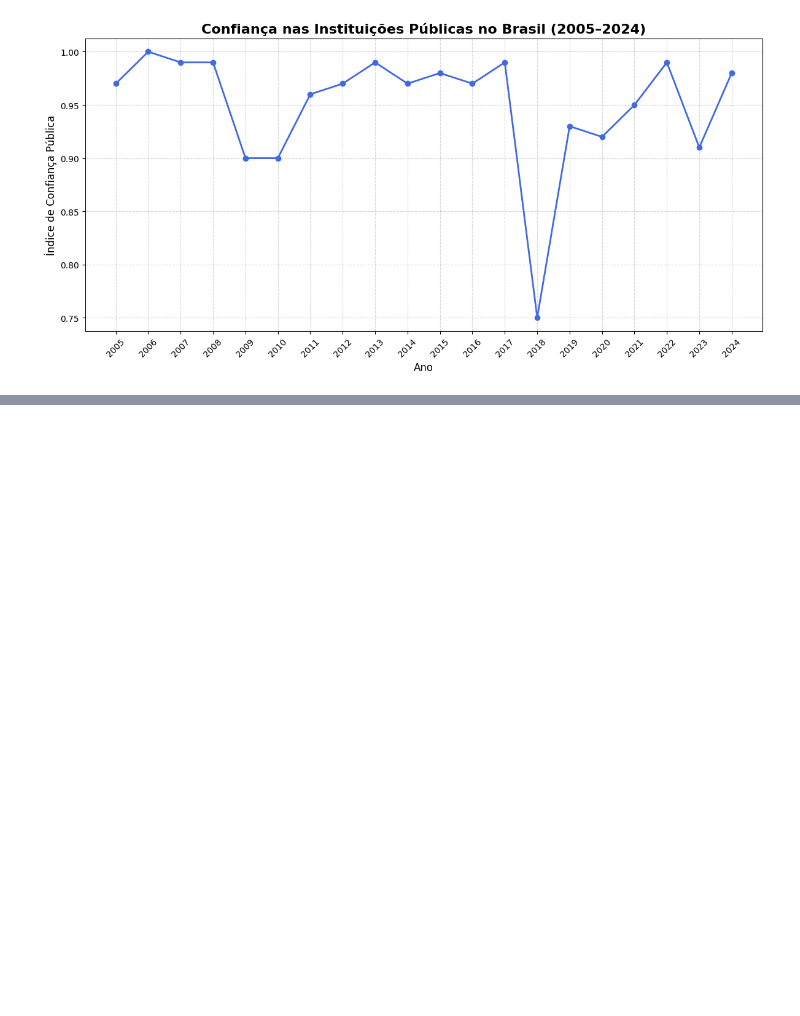
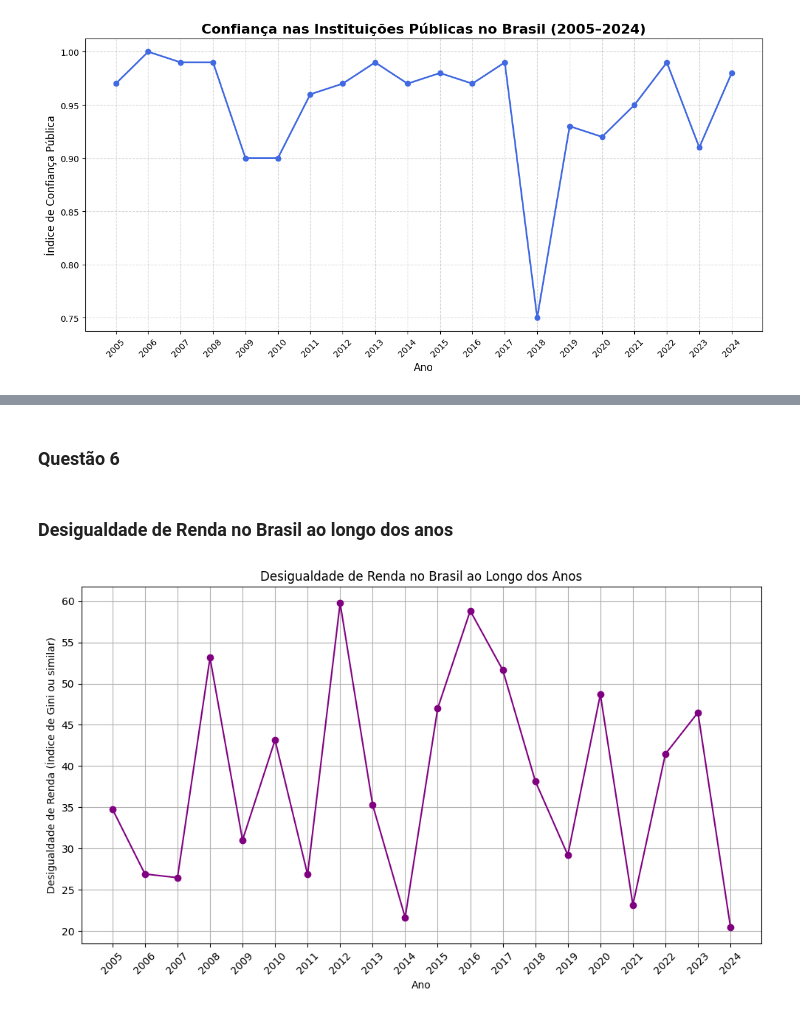
Before and after one commit to romulobeluco/C111-Trabalho, a Jupyter notebook: main.ipynb, the cells around one changed output, grey strips where cells are left out. Saved outputs shown, nothing was run; the diff lists cells and outputs as text; code cells hidden in the pictures; blank space fills up the shorter version.

```diff
--- a/main.ipynb
+++ b/main.ipynb
@@ -100,0 +134,21 @@ plt.show()
+# %% [markdown]
+### Questão 6
+# %% [markdown]
+### Desigualdade de Renda no Brasil ao longo dos anos
+# %%
+df_brasil = dfPaises[dfPaises['Country'] == 'Brazil']
+df_brasil = df_brasil[['Year', 'Income_Inequality']].dropna().drop_duplicates(subset='Year')
+df_brasil = df_brasil.sort_values(by='Year')
+
+# Plotar gráfico de linha
+plt.figure(figsize=(10, 6))
+plt.plot(df_brasil['Year'], df_brasil['Income_Inequality'], marker='o', linestyle='-', color='purple')
+plt.title('Desigualdade de Renda no Brasil ao Longo dos Anos')
+plt.xlabel('Ano')
+plt.ylabel('Desigualdade de Renda (Índice de Gini ou similar)')
+plt.grid(True)
+plt.xticks(df_brasil['Year'], rotation=45)
+plt.tight_layout()
+plt.show()
+# %% [output]
+[figure, added]
```
Also changed, not shown: parts of 6 cells of this notebook.
